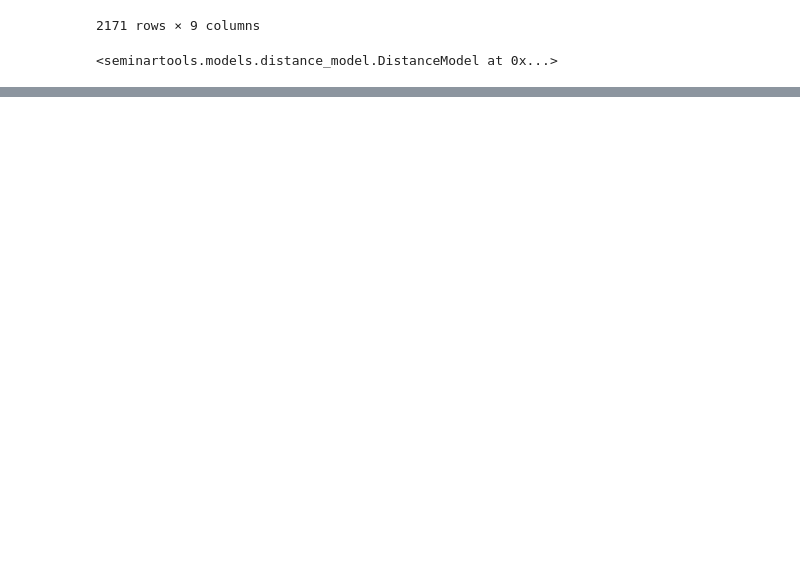
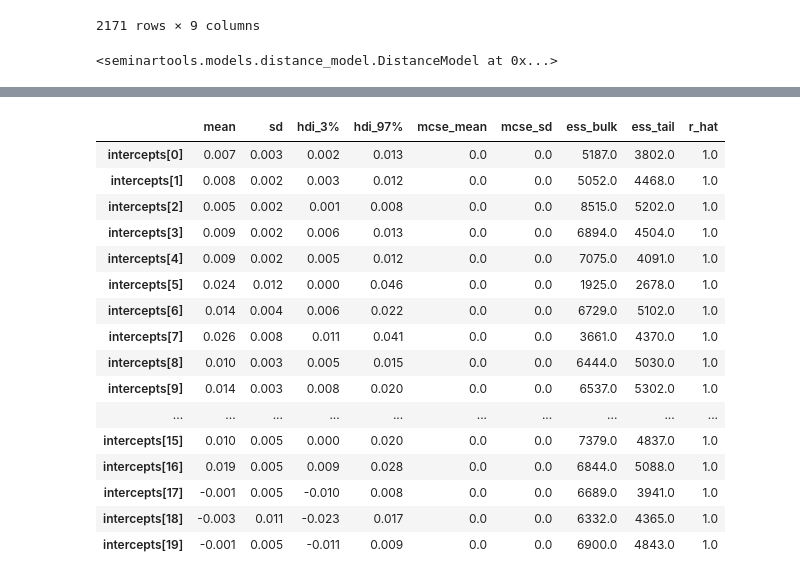
Before and after one commit to mvanaltvorst/seminar, a Jupyter notebook: notebooks/models/distance_model.ipynb, the cells around one changed output, grey strips where cells are left out. Cells and saved outputs as stored; diff of their text form; code cells hidden in the pictures; blank space fills up the shorter version.

```diff
--- a/notebooks/models/distance_model.ipynb
+++ b/notebooks/models/distance_model.ipynb
@@ -70,0 +90,23 @@ sns.heatmap(x)
+# %%
+x = az.summary(model.trace)
+# all index starting with interceps
+x = x[x.index.str.startswith("intercepts[")]
+x
+# %% [output]
+|  | mean | sd | hdi_3% | hdi_97% | mcse_mean | mcse_sd | ess_bulk | ess_tail | r_hat |
+| intercepts[0] | 0.007 | 0.003 | 0.002 | 0.013 | 0.0 | 0.0 | 5187.0 | 3802.0 | 1.0 |
+| intercepts[1] | 0.008 | 0.002 | 0.003 | 0.012 | 0.0 | 0.0 | 5052.0 | 4468.0 | 1.0 |
+| intercepts[2] | 0.005 | 0.002 | 0.001 | 0.008 | 0.0 | 0.0 | 8515.0 | 5202.0 | 1.0 |
+| intercepts[3] | 0.009 | 0.002 | 0.006 | 0.013 | 0.0 | 0.0 | 6894.0 | 4504.0 | 1.0 |
+| intercepts[4] | 0.009 | 0.002 | 0.005 | 0.012 | 0.0 | 0.0 | 7075.0 | 4091.0 | 1.0 |
+| intercepts[5] | 0.024 | 0.012 | 0.000 | 0.046 | 0.0 | 0.0 | 1925.0 | 2678.0 | 1.0 |
+| intercepts[6] | 0.014 | 0.004 | 0.006 | 0.022 | 0.0 | 0.0 | 6729.0 | 5102.0 | 1.0 |
+| intercepts[7] | 0.026 | 0.008 | 0.011 | 0.041 | 0.0 | 0.0 | 3661.0 | 4370.0 | 1.0 |
+| intercepts[8] | 0.010 | 0.003 | 0.005 | 0.015 | 0.0 | 0.0 | 6444.0 | 5030.0 | 1.0 |
+| intercepts[9] | 0.014 | 0.003 | 0.008 | 0.020 | 0.0 | 0.0 | 6537.0 | 5302.0 | 1.0 |
+| ... | ... | ... | ... | ... | ... | ... | ... | ... | ... |
+| intercepts[15] | 0.010 | 0.005 | 0.000 | 0.020 | 0.0 | 0.0 | 7379.0 | 4837.0 | 1.0 |
+| intercepts[16] | 0.019 | 0.005 | 0.009 | 0.028 | 0.0 | 0.0 | 6844.0 | 5088.0 | 1.0 |
+| intercepts[17] | -0.001 | 0.005 | -0.010 | 0.008 | 0.0 | 0.0 | 6689.0 | 3941.0 | 1.0 |
+| intercepts[18] | -0.003 | 0.011 | -0.023 | 0.017 | 0.0 | 0.0 | 6332.0 | 4365.0 | 1.0 |
+| intercepts[19] | -0.001 | 0.005 | -0.011 | 0.009 | 0.0 | 0.0 | 6900.0 | 4843.0 | 1.0 |
```
Also changed, not shown: parts of 6 cells of this notebook, 3 other files.
